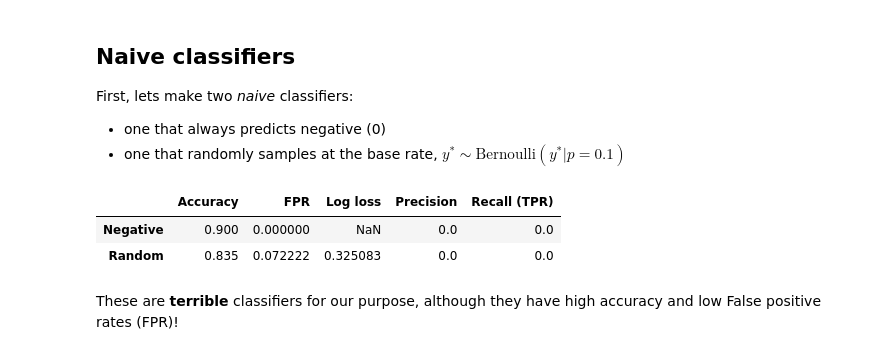
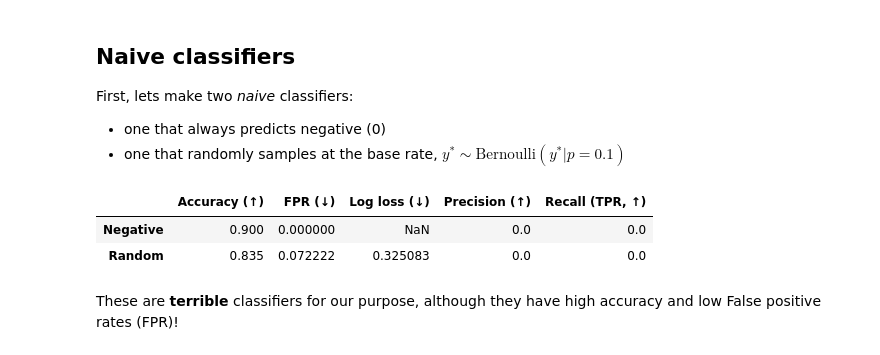
Before and after one commit to dsteinberg/DIPA-validation, a Jupyter notebook: class_imbalance.ipynb, the cells around one changed output. Cells and saved outputs as stored; diff of their text form; code cells hidden in the pictures.

```diff
--- a/class_imbalance.ipynb
+++ b/class_imbalance.ipynb
@@ -138,40 +138,40 @@ class Random():
 
 # Helper function for scoring the prediction results
 def score_result(y_bar, name, p=None):
     n = sum(y_test == 0)
     fp = sum(y_bar[y_test == 0])
     rdict = {
-        "Accuracy": accuracy_score(y_test, y_bar),
-        "FPR": fp / n,
-        "Precision": precision_score(y_test, y_bar),
-        "Recall (TPR)": recall_score(y_test, y_bar),
-        "Log loss": np.nan
+        "Accuracy (\u2191)": accuracy_score(y_test, y_bar),
+        "FPR (\u2193)": fp / n,
+        "Precision (\u2191)": precision_score(y_test, y_bar),
+        "Recall (TPR, \u2191)": recall_score(y_test, y_bar),
+        "Log loss (\u2193)": np.nan
     }
 
     if p is not None:
-        rdict["Log loss"] = log_loss(y_test, p)
+        rdict["Log loss (\u2193)"] = log_loss(y_test, p)
 
     res = pd.DataFrame(rdict, index=[name])
     return res
 
 # Run the prediction then score
 def score_classifier(clf, name):
     y_bar = clf.predict(X_test)
     p = None
     if hasattr(clf, "predict_proba"):
         p = clf.predict_proba(X_test)
     res = score_result(y_bar, name, p)
     return res
 
 # "Train" and score our naive classifiers
 naive = AlwaysNeg()
 random = Random().fit(X_train, y_train)
 res = score_classifier(naive, "Negative")
 
 res = res.append(score_classifier(random, "Random"))
 display(HTML(res.to_html()))
 # %% [output]
-|  | Accuracy | FPR | Log loss | Precision | Recall (TPR) |
+|  | Accuracy (↑) | FPR (↓) | Log loss (↓) | Precision (↑) | Recall (TPR, ↑) |
 | Negative | 0.900 | 0.000000 | NaN | 0.0 | 0.0 |
 | Random | 0.835 | 0.072222 | 0.325083 | 0.0 | 0.0 |
 # %% [markdown]
```
Also changed, not shown: parts of 5 cells of this notebook, 1 other file.
